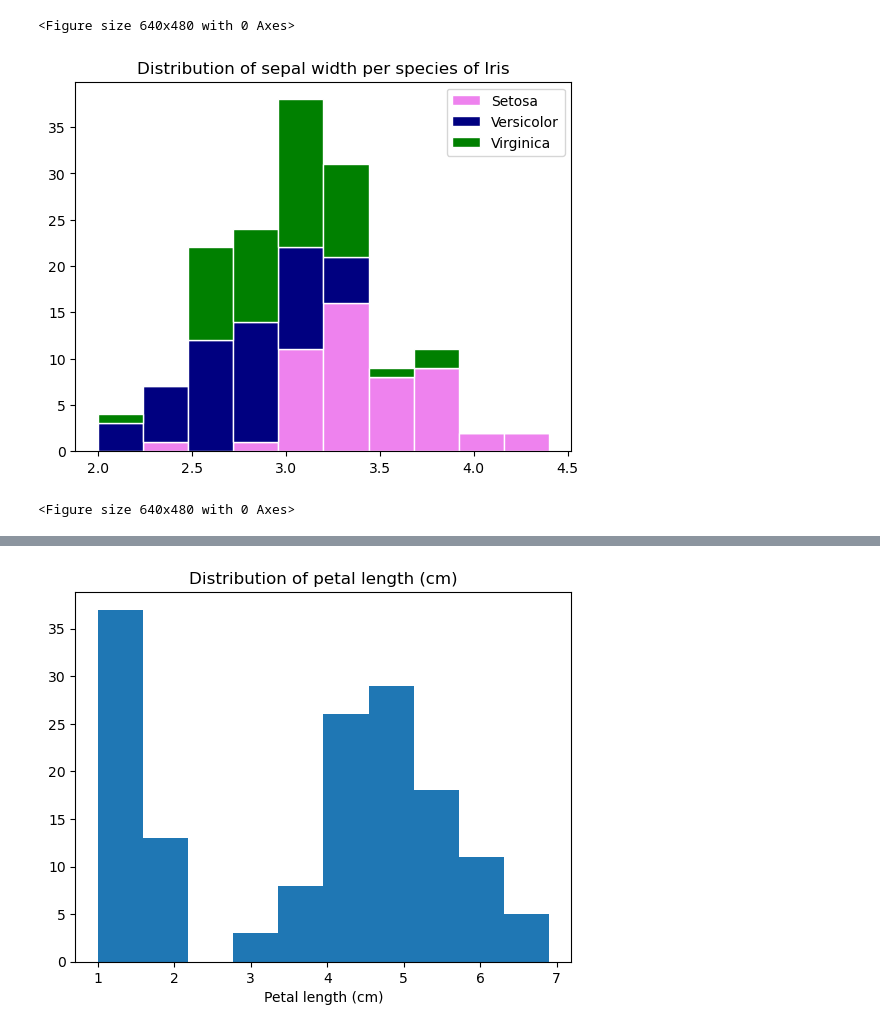
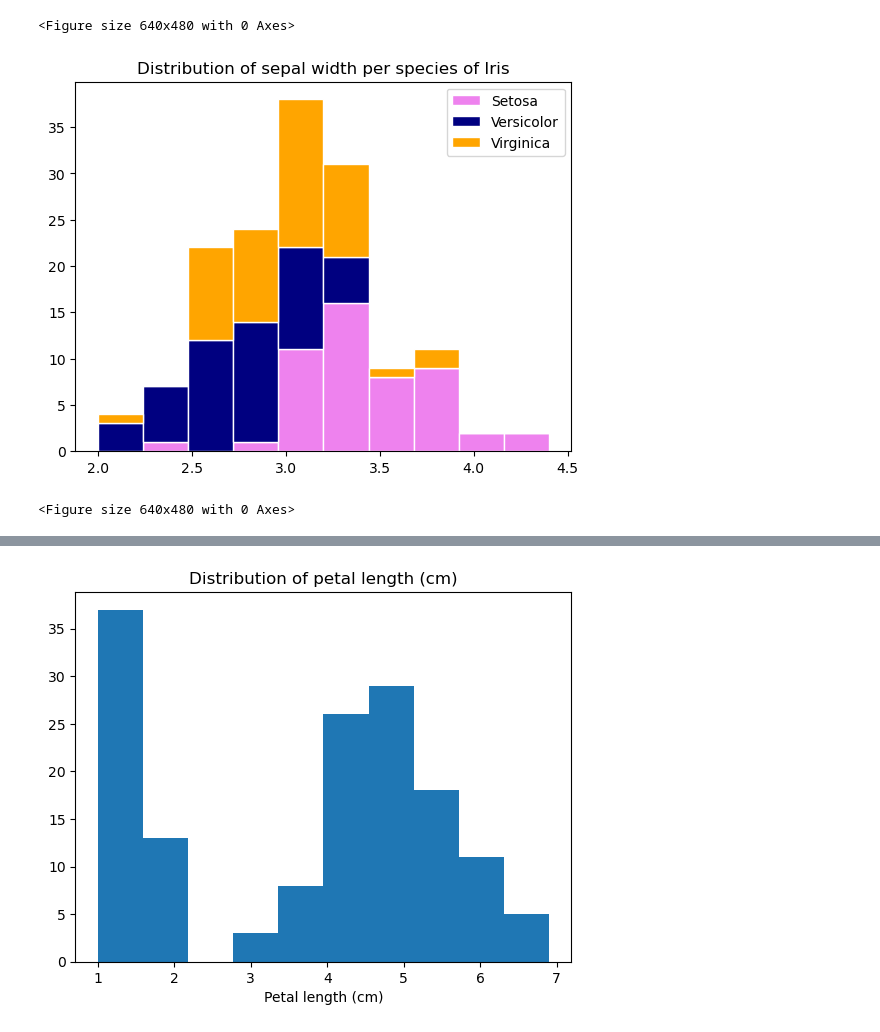
Before and after one commit to Ange-Dvs/pands-project, a Jupyter notebook: iris.ipynb, the cells around one changed output, grey strips where cells are left out. Saved outputs shown, nothing was run; the diff lists cells and outputs as text; code cells hidden in the pictures.

```diff
--- a/iris.ipynb
+++ b/iris.ipynb
@@ -135,19 +145,19 @@ plt.clf() # clears the current plot to allow a fresh plot for the next histogram
 # %%
 # Concatenate the petal width data from all three species
 all_sepal_widths = [setosa_df['sepal width (cm)'], versicolor_df['sepal width (cm)'], virginica_df['sepal width (cm)']]
 
 # Plotting a histogram
 plt.hist(all_sepal_widths,
          bins=10,
          stacked=True,
          label=['Setosa', 'Versicolor', 'Virginica'],
          edgecolor='white',
-         color=['violet', 'navy', 'green'])
+         color=['violet', 'navy', 'orange'])
 plt.title("Distribution of sepal width per species of Iris") # setting plot title
 plt.legend()
 plt.show() # showing the plot
 
 plt.clf() # clears the current plot to allow a fresh plot for the next histogram to be created
 # %% [output]
-[figure, old version]
+[figure, new version]
 <Figure size 640x480 with 0 Axes>
```
Also changed, not shown: parts of 10 cells of this notebook, 1 other file.
